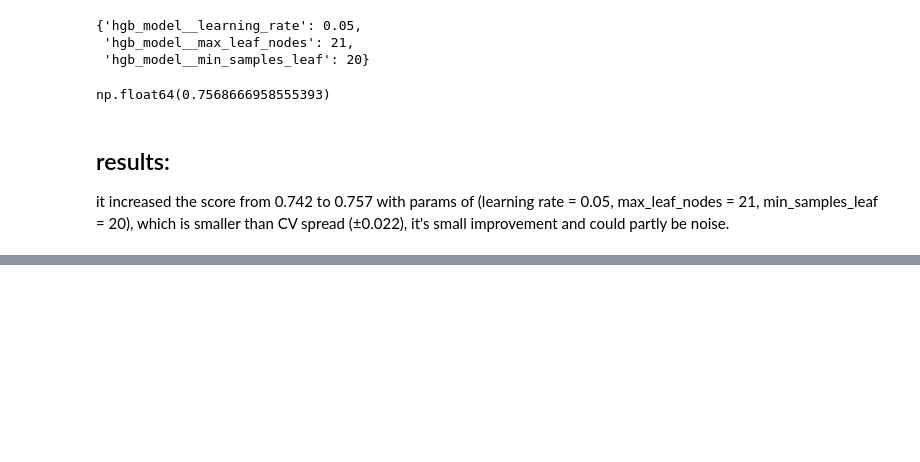
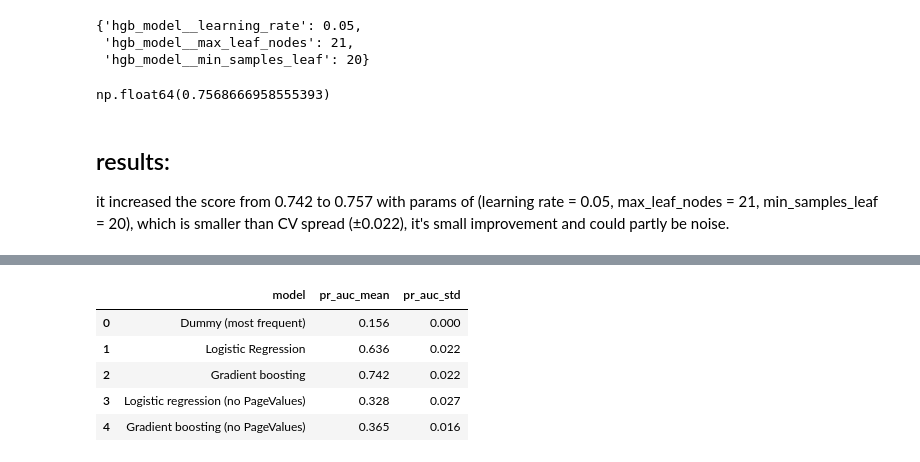
Before and after one commit to Alikhalili56/shopper-intent-api, a Jupyter notebook: notebooks/02_baseline.ipynb, the cells around one changed output, grey strips where cells are left out. Cells and saved outputs as stored; diff of their text form; code cells hidden in the pictures; blank space fills up the shorter version.

Commit message:
Add with vs without PageValues comparison

```diff
--- a/notebooks/02_baseline.ipynb
+++ b/notebooks/02_baseline.ipynb
@@ -264,0 +276,5 @@ max_leaf_nodes = 21, min_samples_leaf = 20), which is smaller than CV spread
+# %%
+hgb_pipe_no_pv = Pipeline([("prep", preprocessor_no_pv), ("hgb_model", HistGradientBoostingClassifier(random_state= 42))])
+# %%
+lr_cv_no_pv = cross_validate(logreg_pipe_no_pv, X_train, y_train, cv = cv, scoring= "average_precision")
+lr_cv_no_pv
@@ -264,0 +285,3 @@ max_leaf_nodes = 21, min_samples_leaf = 20), which is smaller than CV spread
+# %%
+hgb_cv_no_pv = cross_validate(hgb_pipe_no_pv, X_train, y_train, cv = cv, scoring= "average_precision")
+hgb_cv_no_pv
@@ -264,0 +292,5 @@ max_leaf_nodes = 21, min_samples_leaf = 20), which is smaller than CV spread
+# %%
+rows.extend([
+    {'model': 'Logistic regression (no PageValues)', 'pr_auc_mean': lr_cv_no_pv['test_score'].mean().round(3), 'pr_auc_std': lr_cv_no_pv['test_score'].std().round(3)},
+    {'model': 'Gradient boosting (no PageValues)',   'pr_auc_mean': hgb_cv_no_pv['test_score'].mean().round(3), 'pr_auc_std': hgb_cv_no_pv['test_score'].std().round(3)}
+])
@@ -264,0 +315,10 @@ max_leaf_nodes = 21, min_samples_leaf = 20), which is smaller than CV spread
+# %%
+comparison_table = pd.DataFrame(rows)
+comparison_table
+# %% [output]
+|  | model | pr_auc_mean | pr_auc_std |
+| 0 | Dummy (most frequent) | 0.156 | 0.000 |
+| 1 | Logistic Regression | 0.636 | 0.022 |
+| 2 | Gradient boosting | 0.742 | 0.022 |
+| 3 | Logistic regression (no PageValues) | 0.328 | 0.027 |
+| 4 | Gradient boosting (no PageValues) | 0.365 | 0.016 |
```
Also changed, not shown: parts of 10 cells of this notebook.
